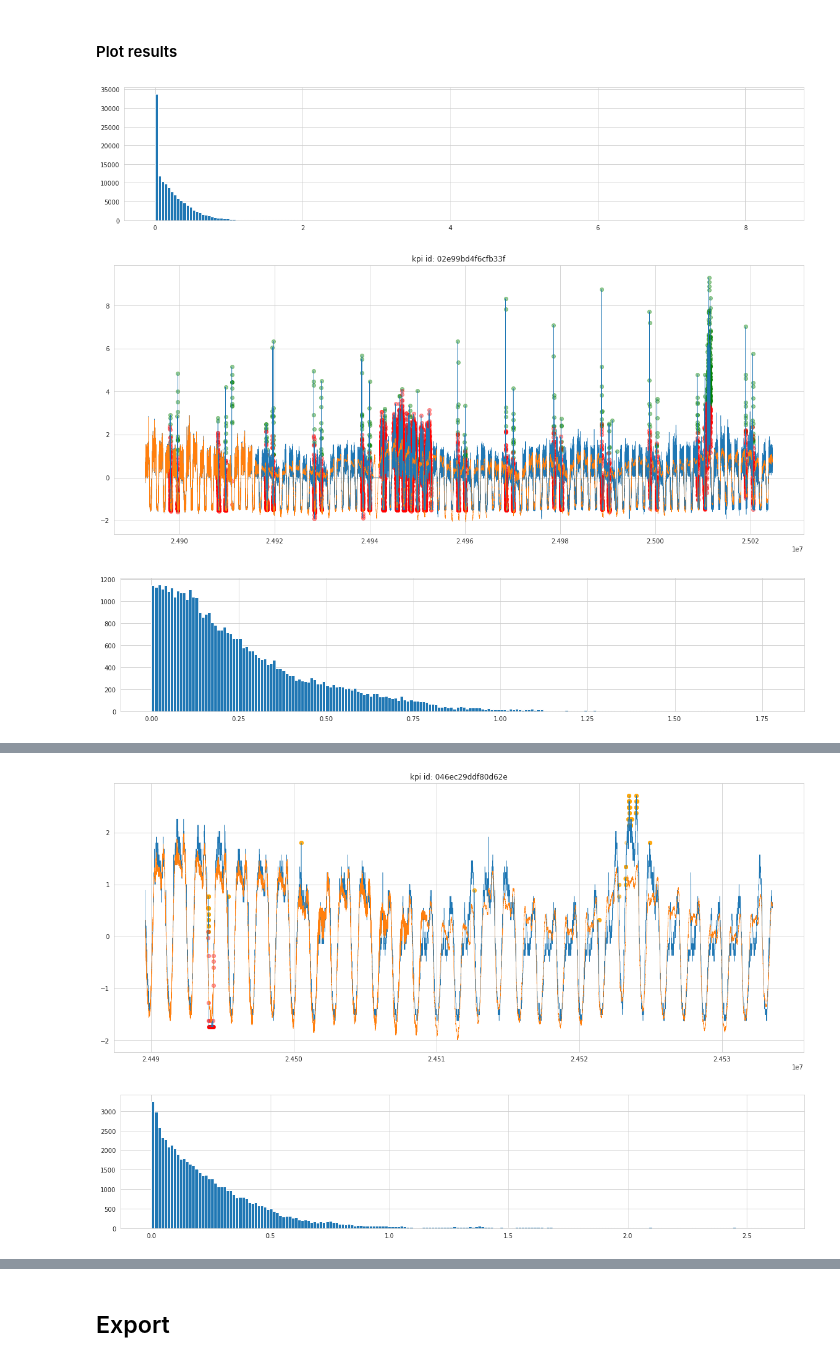
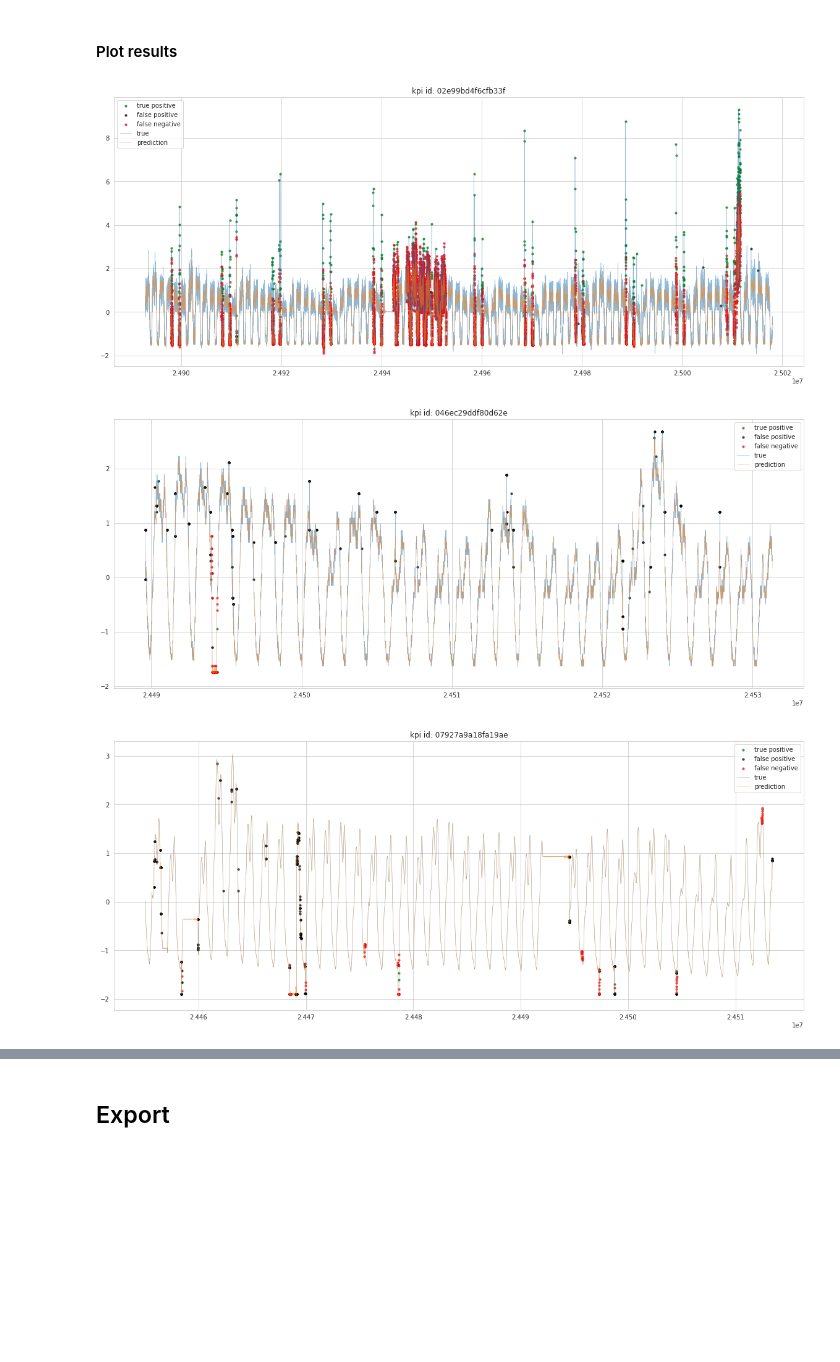
Before and after one commit to Cyprien-Ricque/kpi-anomaly-detection, a Jupyter notebook: notebooks/LitAutoencoder.ipynb, the cells around one changed output, grey strips where cells are left out. Saved outputs shown, nothing was run; the diff lists cells and outputs as text; code cells hidden in the pictures; blank space fills up the shorter version.

```diff
--- a/notebooks/LitAutoencoder.ipynb
+++ b/notebooks/LitAutoencoder.ipynb
@@ -235,28 +272,27 @@ predict(dl.test)
 # %%
 import logging
 from logging import WARNING
 
 logging.basicConfig(level=WARNING)
+sns.set_style("whitegrid")
 
-for kpi_id in dl.train.kpi_id.unique()[:3]:
+for kpi_id in dl.train.kpi_id.unique()[:9]:
     df = dl.train[(dl.train.kpi_id == kpi_id)]
-
-    figure = plt.figure(figsize=(20, 4))
-    plt.hist(np.abs(df.value_pred - df.value_scaled), bins=200, figure=figure)
 
     true_positive = ((df.label == 1) & (df.label_pred == 1))
     false_positive = ((df.label == 0) & (df.label_pred == 1))
     false_negative = ((df.label == 1) & (df.label_pred == 0))
 
     figure = plt.figure(figsize=(20, 8))
-    for filter, color in zip([true_positive, false_positive, false_negative], ['g', 'orange', 'r']):
-        plt.scatter(df[filter].timestamp_1, df[filter].value_scaled, c=color, alpha=.4)
+    for filter, color, label in zip([true_positive, false_positive, false_negative], ['g', 'black', 'r'], ['true positive', 'false positive', 'false negative']):
+        plt.scatter(df[filter].timestamp_1, df[filter].value_scaled, c=color, alpha=.7, label=label, s=10)
 
-    plt.plot(df.timestamp_1, df.value_scaled, figure=figure, linewidth=.5)
-    plt.plot(df.timestamp_1, df.value_pred, figure=figure, linewidth=.5)
+    plt.plot(df.timestamp_1, df.value_scaled, figure=figure, linewidth=.5, alpha=.5, label='true')
+    plt.plot(df.timestamp_1, df.value_pred, figure=figure, linewidth=.5, alpha=.5, label='prediction')
     plt.title(f'kpi id: {kpi_id}')
+    plt.legend()
     plt.show()
 # %% [output]
-[figure, old version]
+[figure, new version]
-[figure, old version]
+[figure, new version]
-[figure, old version]
+[figure, new version]
@@ -269,2 +304,0 @@ for kpi_id in dl.train.kpi_id.unique()[:3]:
-[figure, removed]
-[figure, removed]
```
Also changed, not shown: parts of 24 cells of this notebook, 7 other files.
